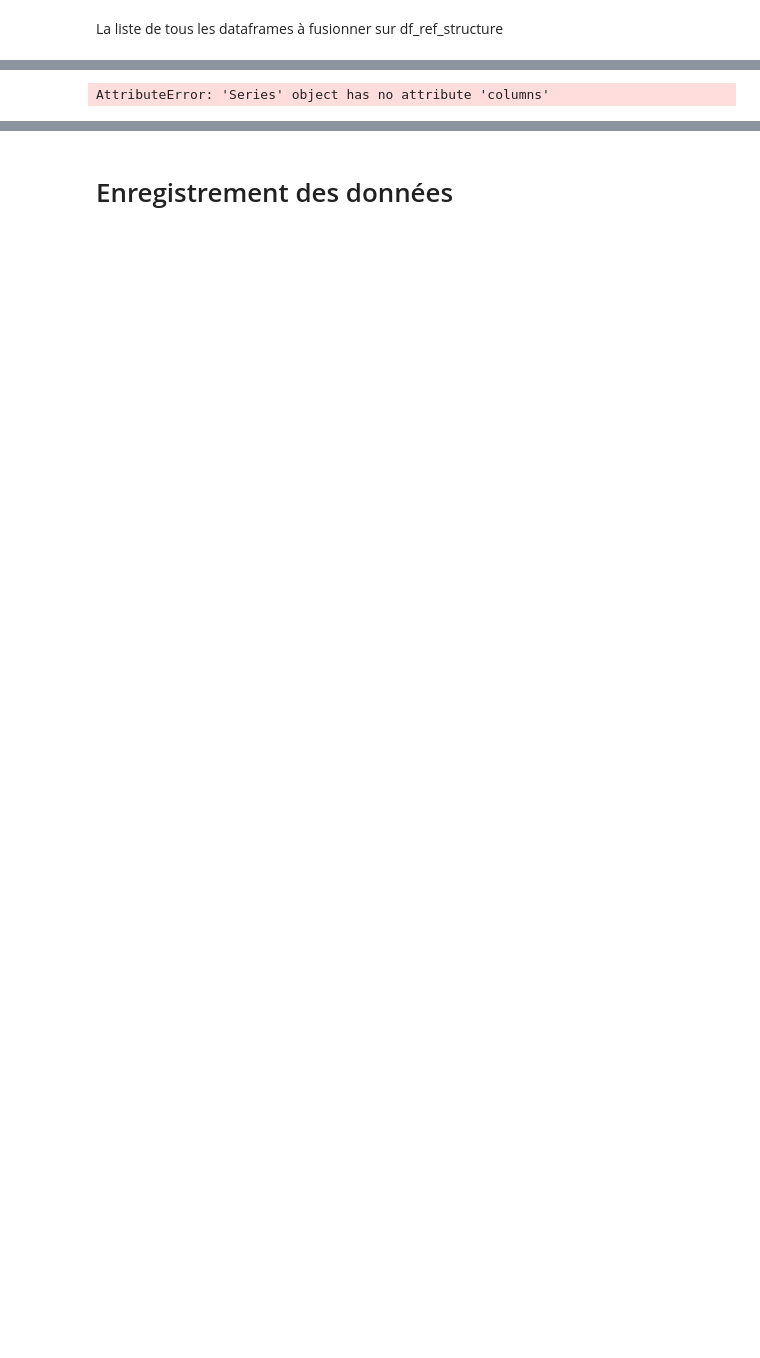
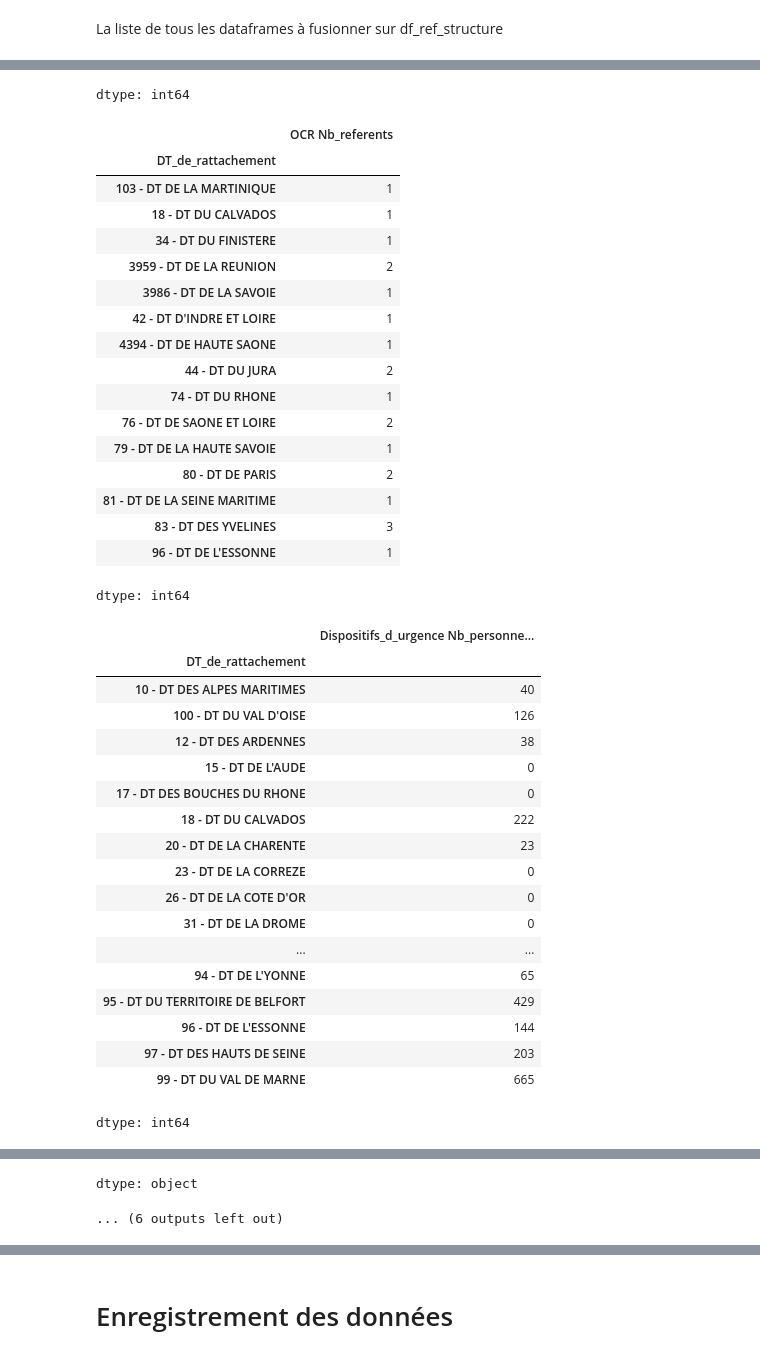
Before and after one commit to Croix-rouge-test/Code-PAT, a Jupyter notebook: Code_CSA.ipynb, the cells around one changed output, grey strips where cells are left out. Drawn from its saved outputs; the diff is of its cells as text; code cells hidden in the pictures; blank space fills up the shorter version.

```diff
--- a/Code_CSA.ipynb
+++ b/Code_CSA.ipynb
@@ -205,6 +211,9 @@ df_ref_structure = get_as_dataframe(gspread_client.open_by_url('https://docs.goo
 # %%
 df_ref_structure = renommer_par_nom_table(df_ref_structure, "AS_Informations_structures", mapping_df)
 df_ref_structure['n_structure'] = df_ref_structure['n_structure'].astype(int)
+df_ref_structure = df_ref_structure[df_ref_structure["type_structure"].isin(["UNITE LOCALE - UL", "DELEGATION TERRITORIALE - DT", 'IMPLANTATION LOCALE HORS AL - IL', 'ANTENNE LOCALE - AL'])]
+df_ref_structure = df_ref_structure[df_ref_structure['n_structure'] != 1]
+
 df_ref_structure.head()
 # %% [output]
 |  | n_structure | type_structure | nom_structure | adresse_physique_cp | code_insee | adresse_physique_commune | ... |
@@ -369,7 +377,7 @@ df_IMPACT = fusion_impact(df_impact, df_ref_impact)
 # %% [markdown]
 ### 3.1 Fusion des tables
 # %%
-df_financier_DT, df_financier_DT_UL = fusion_donnees_financieres(dt_prod, dt_resnet, dt_resnet_corr_prod, dt_treso_brute,dt_ul_ant_prod, dt_ul_ant_res_net, dt_ul_res_net_corr_prod, dt_ul_treso_brute)
+df_financier_DT, df_financier_DT_UL = fusion_donnees_financieres(dt_prod, dt_resnet, dt_resnet_corr_prod, dt_treso_brute,dt_ul_ant_prod, dt_ul_ant_res_net, dt_ul_res_net_corr_prod, dt_ul_treso_brute, df_ref_structure)
 # %% [markdown]
 ### 3.2 Vérifications
 # %%
@@ -611,9 +621,16 @@ liste_df_a_fusionner_toutes_structures = [nb_benevoles,nb_nvx_benevoles,referent
                                           df_mobilite_DT_UL,df_OCR_Nb_deployees, df_Dispositifs_d_urgence_PST, df_declenchement3, df_redcall2,
                                           df_CAICHUCMCC_VF, df_conventions2, df_alim_U2A_sans_doublons, df_alim_epicerie_sociale,
                                           df_alim_accueil_alimentaire, df_alim_crsr, df_adherent, df_personnes_domiciliees_struct, df_Nb_maraudes_SIGMA,
-                                          df_nb_personnes_rencontrees_SIGMA, df_max_nb_personnes, df_max_nb_personnes_struct, indicateurs_base_contact, df_financier_DT_UL, pegass_output['Indics_pegass_struct']]
+                                          df_nb_personnes_rencontrees_SIGMA, df_max_nb_personnes_struct, indicateurs_base_contact, df_financier_DT_UL, pegass_output['Indics_pegass_struct']]
 
 liste_df_a_fusionner_DT = [nb_benevoles_DT,nb_nvx_benevoles_DT,referents_AEO_DT,referents_OCR_DT,
                            IMPACT_ppc_DT, IMPACT_agrementAB_DT, IMPACT_agrementDPS_DT,df_mobilite_DT,Nb_OCR_DT,RedCall_DT,
                            df_alim_U2A_DT, df_alim_epicerie_sociale_DT, df_alim_accueil_alimentaire_DT, df_alim_crsr_DT, df_adherent_DT,
                            df_personnes_domiciliees_DT, df_nb_personnes_rencontrees_SIGMA_DT,df_Nb_maraudes_SIGMA_DT, indicateurs_base_contact_DT,df_financier_DT,pegass_output['Indics_pegass_DT']]
+# %%
+for i,df in enumerate(liste_df_a_fusionner_toutes_structures):
+  if type(df) != type(df_ref_structure):
+    display(df)
+    liste_df_a_fusionner_toutes_structures[i] = liste_df_a_fusionner_toutes_structures[i].to_frame()
+  if len(liste_df_a_fusionner_toutes_structures[i].columns) < 2:
+    liste_df_a_fusionner_toutes_structures[i] = liste_df_a_fusionner_toutes_structures[i].reset_index()
@@ -619,0 +668,8 @@ liste_df_a_fusionner_DT = [nb_benevoles_DT,nb_nvx_benevoles_DT,referents_AEO_DT,
+# %%
+for i,df in enumerate(liste_df_a_fusionner_DT):
+  if type(df) != type(df_ref_structure):
+    display(df)
+    liste_df_a_fusionner_DT[i] = liste_df_a_fusionner_DT[i].to_frame()
+  if len(liste_df_a_fusionner_DT[i].columns) < 2:
+    liste_df_a_fusionner_DT[i] = liste_df_a_fusionner_DT[i].reset_index()
+# %% [output]
@@ -619,0 +712,38 @@ liste_df_a_fusionner_DT = [nb_benevoles_DT,nb_nvx_benevoles_DT,referents_AEO_DT,
+dtype: int64
+|  | OCR Nb_referents |
+| DT_de_rattachement |  |
+| 103 - DT DE LA MARTINIQUE | 1 |
+| 18 - DT DU CALVADOS | 1 |
+| 34 - DT DU FINISTERE | 1 |
+| 3959 - DT DE LA REUNION | 2 |
+| 3986 - DT DE LA SAVOIE | 1 |
+| 42 - DT D'INDRE ET LOIRE | 1 |
+| 4394 - DT DE HAUTE SAONE | 1 |
+| 44 - DT DU JURA | 2 |
+| 74 - DT DU RHONE | 1 |
+| 76 - DT DE SAONE ET LOIRE | 2 |
+| 79 - DT DE LA HAUTE SAVOIE | 1 |
+| 80 - DT DE PARIS | 2 |
+| 81 - DT DE LA SEINE MARITIME | 1 |
+| 83 - DT DES YVELINES | 3 |
+| 96 - DT DE L'ESSONNE | 1 |
+dtype: int64
+|  | Dispositifs_d_urgence Nb_personne... |
+| DT_de_rattachement |  |
+| 10 - DT DES ALPES MARITIMES | 40 |
+| 100 - DT DU VAL D'OISE | 126 |
+| 12 - DT DES ARDENNES | 38 |
+| 15 - DT DE L'AUDE | 0 |
+| 17 - DT DES BOUCHES DU RHONE | 0 |
+| 18 - DT DU CALVADOS | 222 |
+| 20 - DT DE LA CHARENTE | 23 |
+| 23 - DT DE LA CORREZE | 0 |
+| 26 - DT DE LA COTE D'OR | 0 |
+| 31 - DT DE LA DROME | 0 |
+| ... | ... |
+| 94 - DT DE L'YONNE | 65 |
+| 95 - DT DU TERRITOIRE DE BELFORT | 429 |
+| 96 - DT DE L'ESSONNE | 144 |
+| 97 - DT DES HAUTS DE SEINE | 203 |
+| 99 - DT DU VAL DE MARNE | 665 |
+dtype: int64
@@ -620,6 +768,7 @@ liste_df_a_fusionner_DT = [nb_benevoles_DT,nb_nvx_benevoles_DT,referents_AEO_DT,
+dtype: object
+... (6 outputs left out)
 # %%
-for df in liste_df_a_fusionner_toutes_structures:
+for i,df in enumerate(liste_df_a_fusionner_toutes_structures):
   if 'n_structure' not in df.columns:
+    print(i)
     display(df)
-# %% [output]
-AttributeError: 'Series' object has no attribute 'columns'
```
Also changed, not shown: parts of 23 cells of this notebook.
